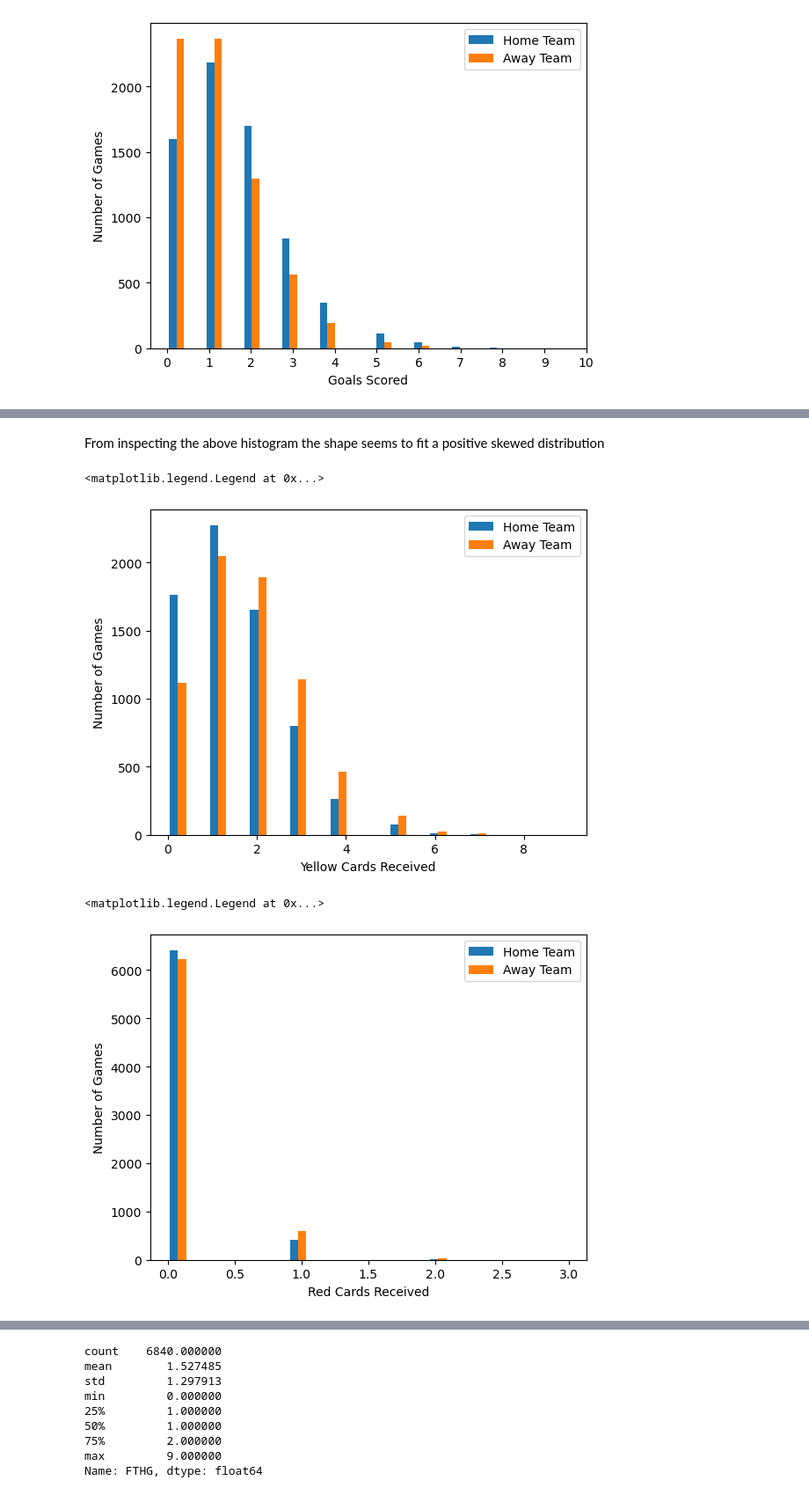
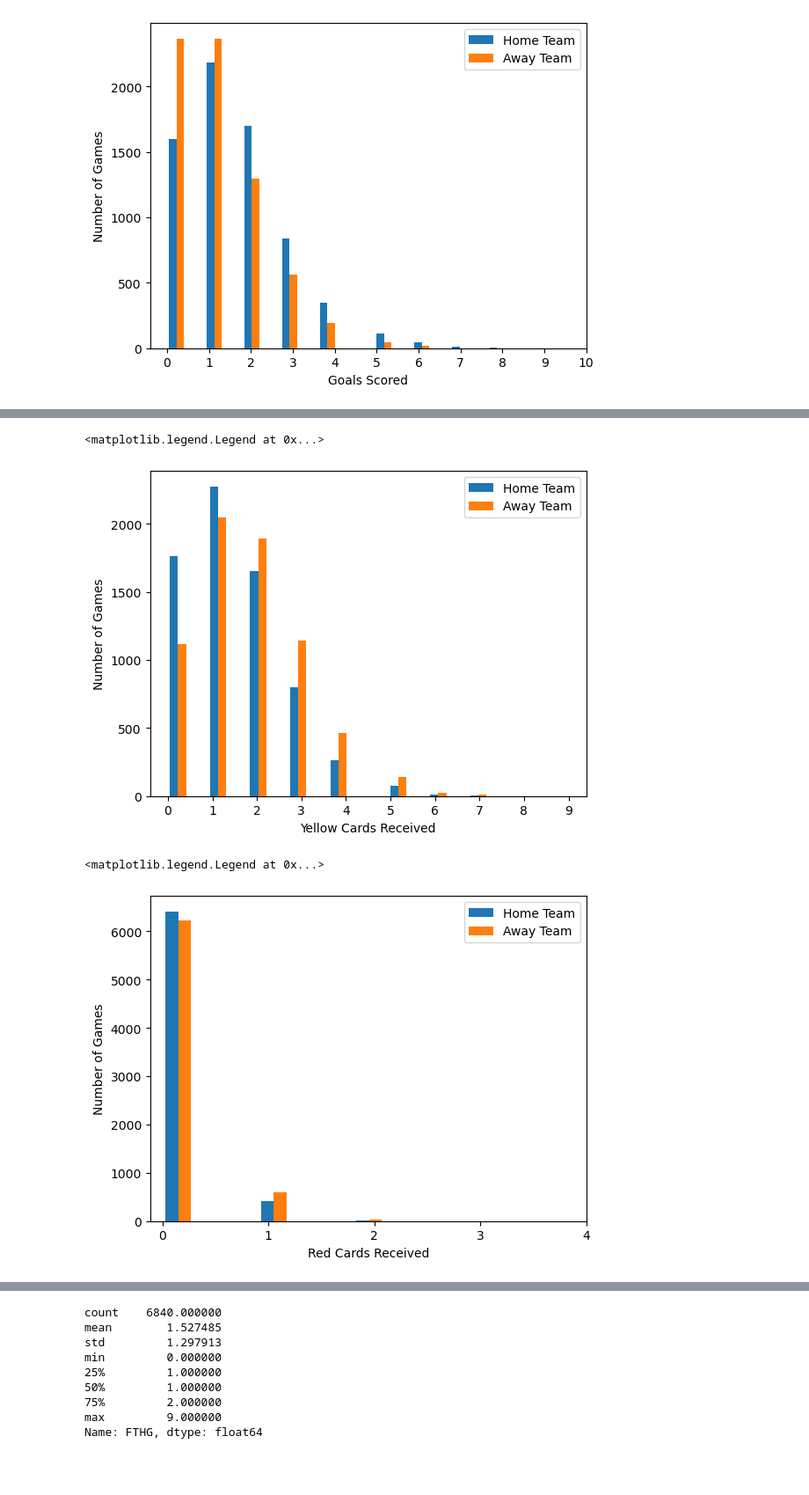
Before and after one commit to Kevin002023/PFDA-Assignment, a Jupyter notebook: PFDA -Assignment.ipynb, the cells around one changed output, grey strips where cells are left out. Shown: that part at 88% size. Saved outputs shown, nothing was run; the diff lists cells and outputs as text; code cells hidden in the pictures; blank space fills up the shorter version.

Commit message:
graphing new variables

```diff
--- a/PFDA -Assignment.ipynb
+++ b/PFDA -Assignment.ipynb
@@ -151,25 +195,23 @@ plt.show()
-# %% [markdown]
-From inspecting the above histogram the shape seems to fit a positive skewed distribution
 # %%
 #Create a histogram showing the distribution of yellow cards received both home and away
 
 plt.hist([home_y, away_y], 20, label = ['Home Team', 'Away Team'])
-
+plt.xticks(range(10))
 plt.ylabel("Number of Games")
 plt.xlabel("Yellow Cards Received")
 plt.legend()
 # %% [output]
 <matplotlib.legend.Legend at 0x...>
-[figure, old version]
+[figure, new version]
 # %%
 #Create a histogram showing the distribution of yellow cards received both home and away
 
-plt.hist([home_r, away_r], 20, label = ['Home Team', 'Away Team'])
-
+plt.hist([home_r, away_r], label = ['Home Team', 'Away Team'])
+plt.xticks(range(5))
 plt.ylabel("Number of Games")
 plt.xlabel("Red Cards Received")
 plt.legend()
 # %% [output]
 <matplotlib.legend.Legend at 0x...>
-[figure, old version]
+[figure, new version]
 # %% [markdown]
```
Also changed, not shown: parts of 34 cells of this notebook.
